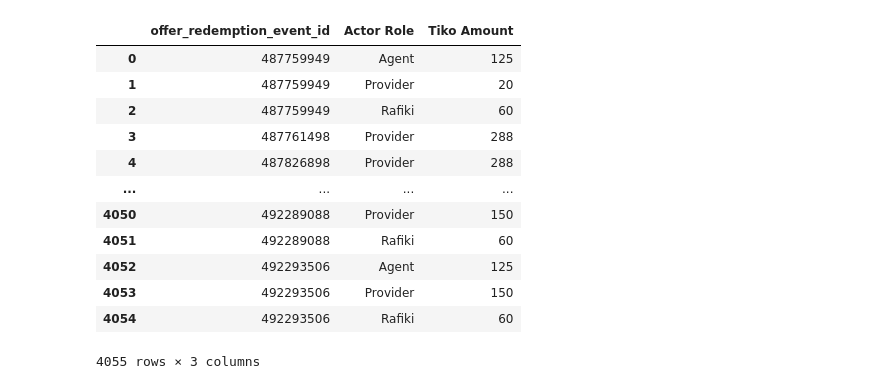
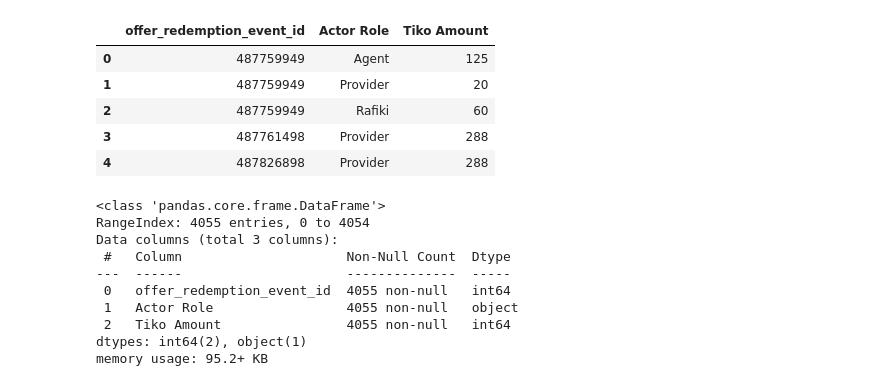
Before and after one commit to Tilda98/Risk_Analyst_Practical, a Jupyter notebook: notebooks/data_cleaning.ipynb, the cells around one changed output. Drawn from its saved outputs; the diff is of its cells as text; code cells hidden in the pictures.

```diff
--- a/notebooks/data_cleaning.ipynb
+++ b/notebooks/data_cleaning.ipynb
@@ -40,17 +90,23 @@ tiko_platform
 # %%
-financial_impact = pd.read_csv(r'C:\Users\hp\OneDrive - students.jkuat.ac.ke\Desktop\Tiko\data_financial_impact.csv')
-financial_impact
+financial_impact = pd.read_excel(r'C:\Users\hp\OneDrive - students.jkuat.ac.ke\Desktop\Tiko\data_financial_impact.xlsx')
+financial_impact.head()
 # %% [output]
 |  | offer_redemption_event_id | Actor Role | Tiko Amount |
 | 0 | 487759949 | Agent | 125 |
 | 1 | 487759949 | Provider | 20 |
 | 2 | 487759949 | Rafiki | 60 |
 | 3 | 487761498 | Provider | 288 |
 | 4 | 487826898 | Provider | 288 |
-| ... | ... | ... | ... |
-| 4050 | 492289088 | Provider | 150 |
-| 4051 | 492289088 | Rafiki | 60 |
-| 4052 | 492293506 | Agent | 125 |
-| 4053 | 492293506 | Provider | 150 |
-| 4054 | 492293506 | Rafiki | 60 |
-4055 rows × 3 columns
+# %%
+financial_impact.info()
+# %% [output]
+<class 'pandas.core.frame.DataFrame'>
+RangeIndex: 4055 entries, 0 to 4054
+Data columns (total 3 columns):
+ #   Column                     Non-Null Count  Dtype
+---  ------                     --------------  -----
+ 0   offer_redemption_event_id  4055 non-null   int64
+ 1   Actor Role                 4055 non-null   object
+ 2   Tiko Amount                4055 non-null   int64
+dtypes: int64(2), object(1)
+memory usage: 95.2+ KB
```
Also changed, not shown: parts of 25 cells of this notebook, 4 other files.
